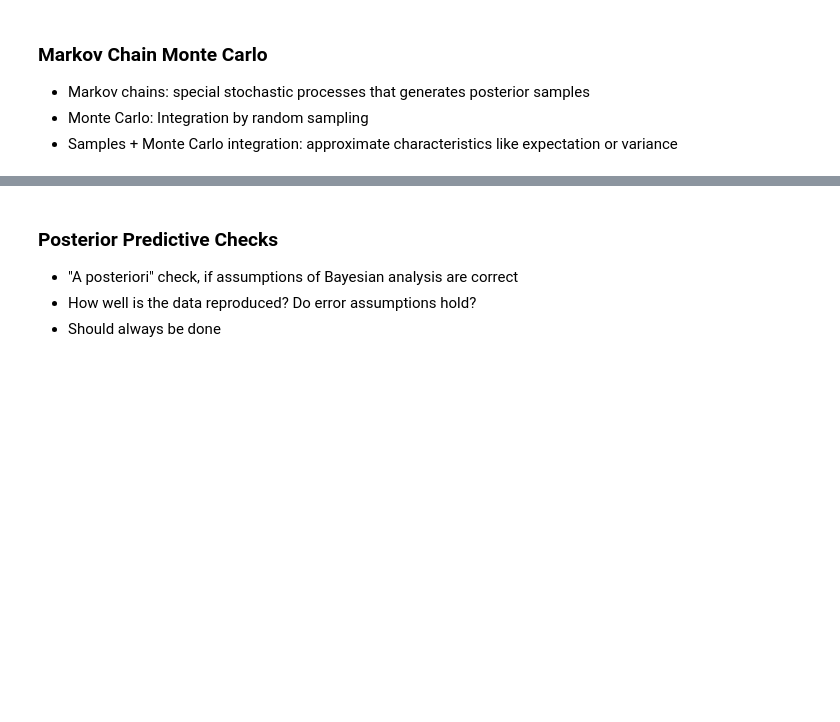
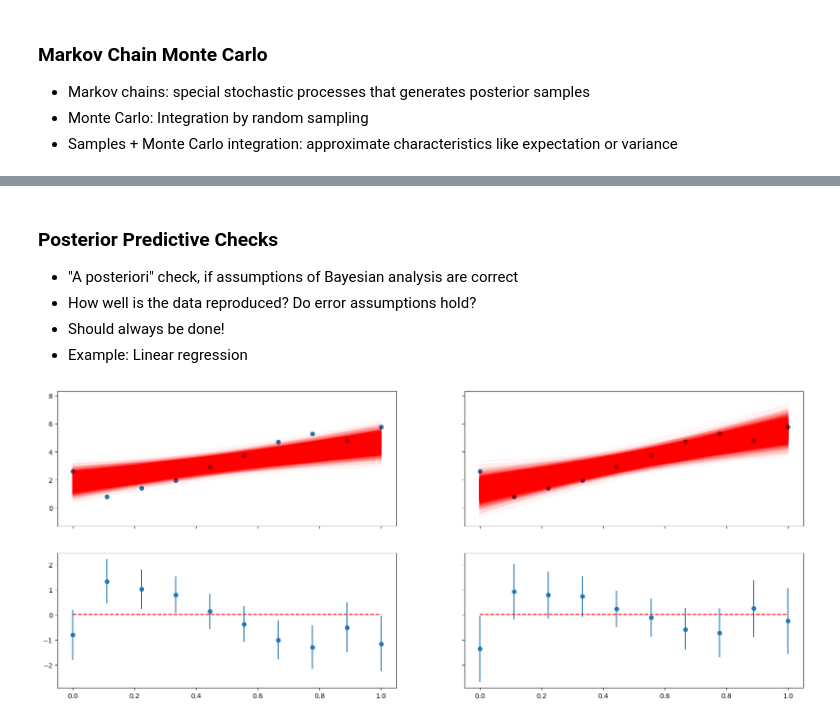
Before and after one commit to ANTS-ON/BayesianStats, a Jupyter notebook: script.ipynb, the cells around one changed output, grey strips where cells are left out. Drawn from its saved outputs; the diff is of its cells as text; code cells hidden in the pictures; blank space fills up the shorter version.

Commit message:
Elaborate posterior predictive checks

```diff
--- a/script.ipynb
+++ b/script.ipynb
@@ -269,4 +271,25 @@ $$\mathbb{E}_{\boldsymbol\theta \sim p\left(\boldsymbol\theta \, | \, \mathbf{y}
 
 - "A posteriori" check, if assumptions of Bayesian analysis are correct
 - How well is the data reproduced? Do error assumptions hold?
-- Should always be done
+- Should always be done!
+- Example: Linear regression
+# %%
+def posterior_predictive(axs, prior):
+    axs[0].scatter(t, y_hat)
+    cov = np.linalg.inv(X.T @ X / sigma**2 + np.linalg.inv(prior.cov))
+    mu = cov @ X.T @ y_hat / sigma**2
+    theta = scipy.stats.multivariate_normal(mu, cov).rvs(size=10000)
+    axs[0].plot(t, X @ theta.T, color="red", alpha=0.01)
+
+    errors = X @ theta.T - y_hat.reshape((-1, 1))
+    quant_diffs = np.array([np.abs(np.quantile(errors, 0.01, axis=1)- errors.mean(axis=1)),
+                             np.abs(np.quantile(errors, 0.99, axis=1) - errors.mean(axis=1))])
+    axs[1].plot(t, np.zeros(n), color="red", ls="--")
+    axs[1].errorbar(t, errors.mean(axis=1), yerr=quant_diffs, ls="", marker="o")
+# %%
+fig, ax = plt.subplots(2, 2, figsize=(20, 8), sharex=True, sharey="row")
+posterior_predictive(ax[:, 0], scipy.stats.multivariate_normal(np.zeros(2), 1 * np.identity(2)))
+posterior_predictive(ax[:, 1], scipy.stats.multivariate_normal(np.zeros(2), 10 * np.identity(2)))
+plt.show()
+# %% [output]
+[figure, added]
```
Also changed, not shown: parts of 13 cells of this notebook.
